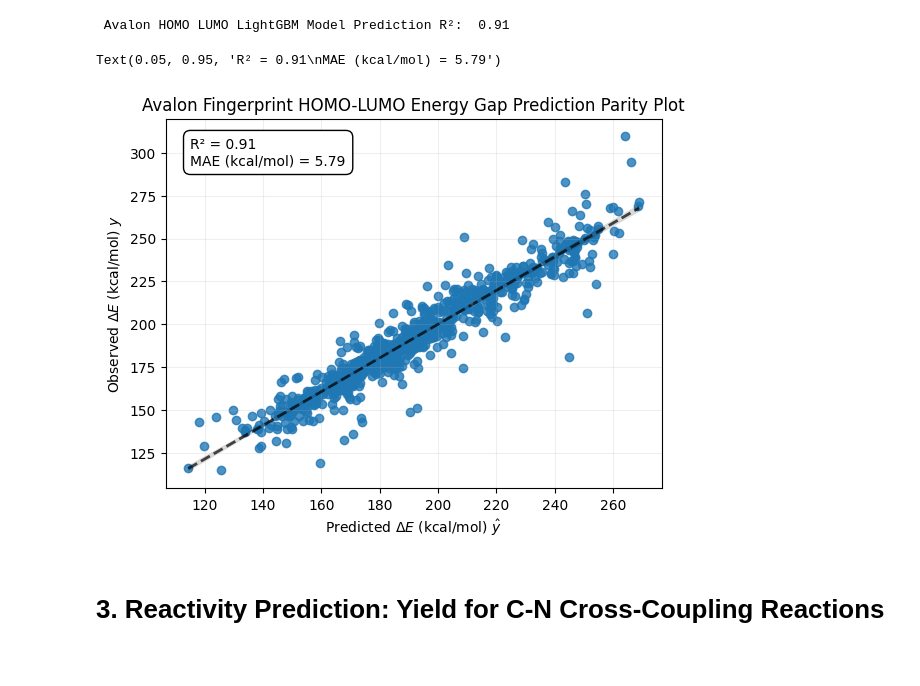
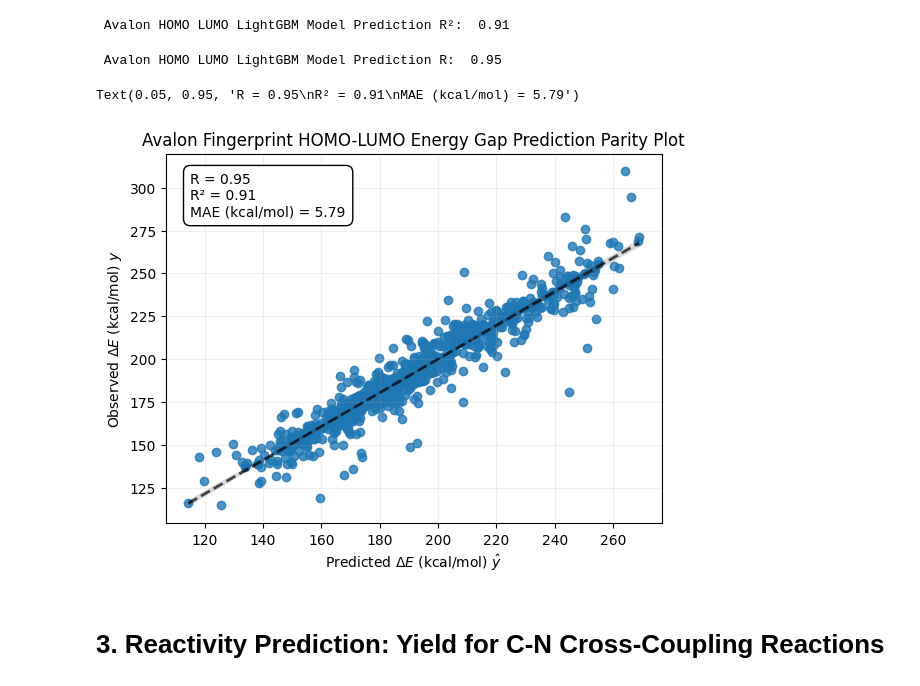
Before and after one commit to c-vandenberg/machine-learning-in-drug-discovery, a Jupyter notebook: 2_machine_learning/2.2_supervised_learning/notebooks/avalon_fp_for_predictive_modelling.ipynb, the cells around one changed output. Saved outputs shown, nothing was run; the diff lists cells and outputs as text; code cells hidden in the pictures.

Commit message:
Add pearson correlation coefficient

```diff
--- a/2_machine_learning/2.2_supervised_learning/notebooks/avalon_fp_for_predictive_modelling.ipynb
+++ b/2_machine_learning/2.2_supervised_learning/notebooks/avalon_fp_for_predictive_modelling.ipynb
@@ -300,23 +300,35 @@ print(
 )
 # %% [output]
  Avalon HOMO LUMO LightGBM Model Prediction R²:  0.91
+# %%
+# Measure model performance with Pearson correlation coefficient (R) between actual and predicted HOMO-LUMO gap values
+# Slice correlation between predicted labels and actual labels from correlation matrix
+ava_homo_lumo_predict_r = np.corrcoef(ava_homo_lumo_y_test, ava_homo_lumo_lgbm_model_predict)[0, 1]
+print(
+    '\n Avalon HOMO LUMO LightGBM Model Prediction R: ',
+    round(ava_homo_lumo_predict_r, 2)
+)
+# %% [output]
+ Avalon HOMO LUMO LightGBM Model Prediction R:  0.95
 # %%
 # Avalon Fingerprints HOMO-LUMO Energy Gap Prediction Parity Plot
 sns.regplot(
     x=ava_homo_lumo_lgbm_model_predict,
     y=ava_homo_lumo_y_test,
     line_kws={"lw":2,'ls':'--','color':'black',"alpha":0.7})
 plt.xlabel(r"Predicted $\Delta E$ (kcal/mol) $\hat{y}$")
 plt.ylabel(r"Observed $\Delta E$ (kcal/mol) $y$")
 plt.title("Avalon Fingerprint HOMO-LUMO Energy Gap Prediction Parity Plot")
 plt.grid(alpha=0.2)
 
-ava_homo_lumo_predict_label_text = f"R² = {ava_homo_lumo_predict_r2:.2f}\nMAE (kcal/mol) = {ava_homo_lumo_predict_mae:.2f}"
+ava_homo_lumo_predict_label_text = (f"R = {ava_homo_lumo_predict_r:.2f}\n"
+                                    f"R² = {ava_homo_lumo_predict_r2:.2f}\n"
+                                    f"MAE (kcal/mol) = {ava_homo_lumo_predict_mae:.2f}")
 plt.text(0.05, 0.95, ava_homo_lumo_predict_label_text, transform=plt.gca().transAxes, fontsize=10,
          verticalalignment='top', bbox=dict(facecolor='white', boxstyle='round,pad=0.5'))
 # %% [output]
-Text(0.05, 0.95, 'R² = 0.91\nMAE (kcal/mol) = 5.79')
+Text(0.05, 0.95, 'R = 0.95\nR² = 0.91\nMAE (kcal/mol) = 5.79')
-[figure, old version]
+[figure, new version]
 # %% [markdown]
 # 3. Reactivity Prediction: Yield for C-N Cross-Coupling Reactions
 # %% [markdown]
```
Also changed, not shown: parts of 2 cells of this notebook.
